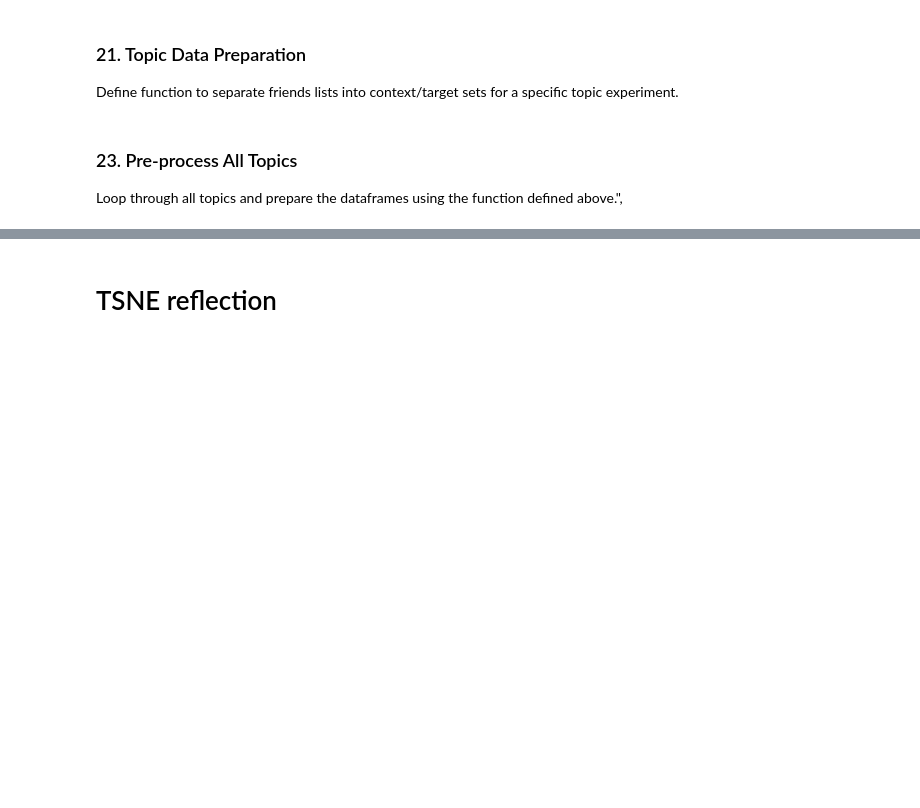
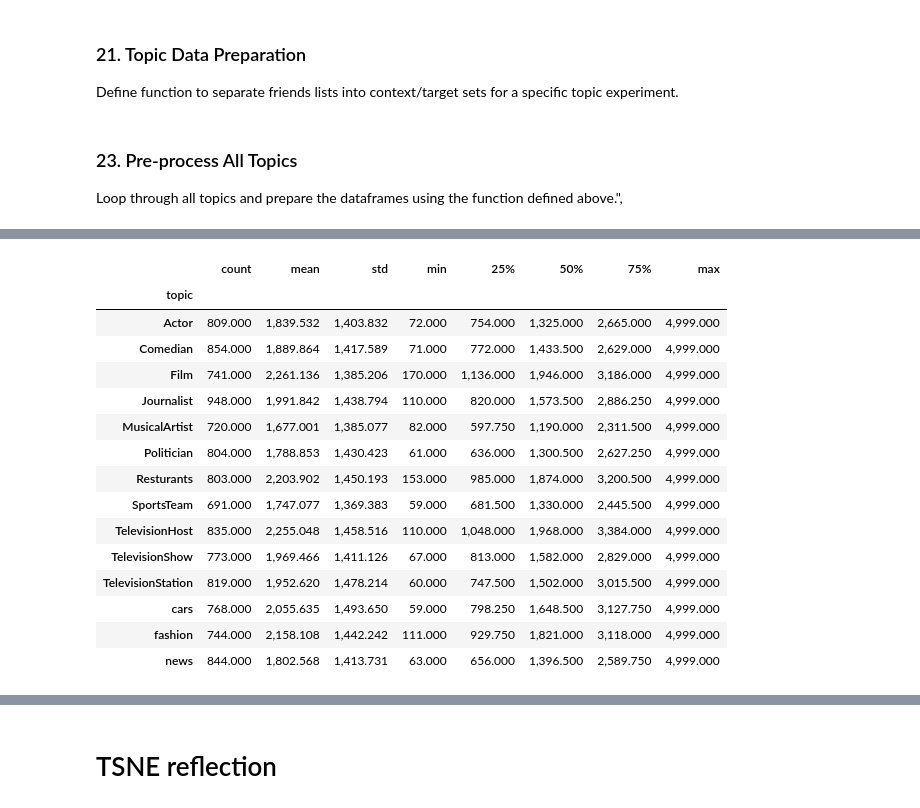
Before and after one commit to nirlotan/personalized_recommendation, a Jupyter notebook: recommendation_evaluation/recommendation_p2.ipynb, the cells around one changed output, grey strips where cells are left out. Saved outputs shown, nothing was run; the diff lists cells and outputs as text; code cells hidden in the pictures; blank space fills up the shorter version.

```diff
--- a/recommendation_evaluation/recommendation_p2.ipynb
+++ b/recommendation_evaluation/recommendation_p2.ipynb
@@ -270,0 +305,5 @@ threshold_restuls = map_all_topics[['topic']+columns_to_show].groupby(by='topic'
+# %%
+pd.set_option('display.float_format', '{:,.3f}'.format)
+columns_to_show = [col for col in map_result.columns if 'map' in col]
+threshold_restuls = map_all_topics[['topic']+columns_to_show].groupby(by='topic').mean().reset_index()
+threshold_restuls
@@ -271 +326,20 @@ threshold_restuls = map_all_topics[['topic']+columns_to_show].groupby(by='topic'
+# %%
+df_users.groupby(by=['topic'])['number_of_accounts_full_sv'].describe()
+# %% [output]
+|  | count | mean | std | min | 25% | 50% | 75% | max |
+| topic |  |  |  |  |  |  |  |  |
+| Actor | 809.000 | 1,839.532 | 1,403.832 | 72.000 | 754.000 | 1,325.000 | 2,665.000 | 4,999.000 |
+| Comedian | 854.000 | 1,889.864 | 1,417.589 | 71.000 | 772.000 | 1,433.500 | 2,629.000 | 4,999.000 |
+| Film | 741.000 | 2,261.136 | 1,385.206 | 170.000 | 1,136.000 | 1,946.000 | 3,186.000 | 4,999.000 |
+| Journalist | 948.000 | 1,991.842 | 1,438.794 | 110.000 | 820.000 | 1,573.500 | 2,886.250 | 4,999.000 |
+| MusicalArtist | 720.000 | 1,677.001 | 1,385.077 | 82.000 | 597.750 | 1,190.000 | 2,311.500 | 4,999.000 |
+| Politician | 804.000 | 1,788.853 | 1,430.423 | 61.000 | 636.000 | 1,300.500 | 2,627.250 | 4,999.000 |
+| Resturants | 803.000 | 2,203.902 | 1,450.193 | 153.000 | 985.000 | 1,874.000 | 3,200.500 | 4,999.000 |
+| SportsTeam | 691.000 | 1,747.077 | 1,369.383 | 59.000 | 681.500 | 1,330.000 | 2,445.500 | 4,999.000 |
+| TelevisionHost | 835.000 | 2,255.048 | 1,458.516 | 110.000 | 1,048.000 | 1,968.000 | 3,384.000 | 4,999.000 |
+| TelevisionShow | 773.000 | 1,969.466 | 1,411.126 | 67.000 | 813.000 | 1,582.000 | 2,829.000 | 4,999.000 |
+| TelevisionStation | 819.000 | 1,952.620 | 1,478.214 | 60.000 | 747.500 | 1,502.000 | 3,015.500 | 4,999.000 |
+| cars | 768.000 | 2,055.635 | 1,493.650 | 59.000 | 798.250 | 1,648.500 | 3,127.750 | 4,999.000 |
+| fashion | 744.000 | 2,158.108 | 1,442.242 | 111.000 | 929.750 | 1,821.000 | 3,118.000 | 4,999.000 |
+| news | 844.000 | 1,802.568 | 1,413.731 | 63.000 | 656.000 | 1,396.500 | 2,589.750 | 4,999.000 |
 # %%
```
Also changed, not shown: parts of 98 cells of this notebook.
